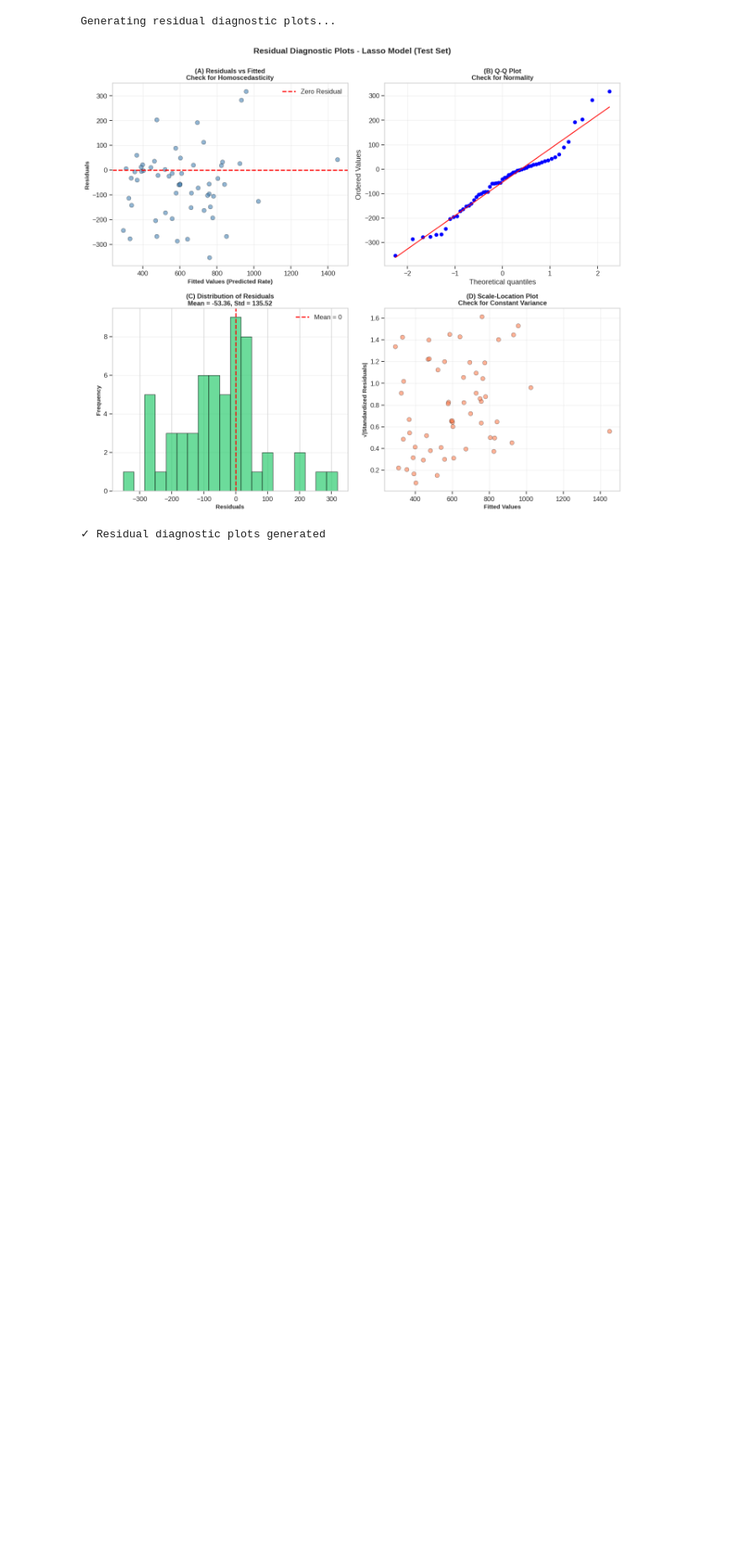
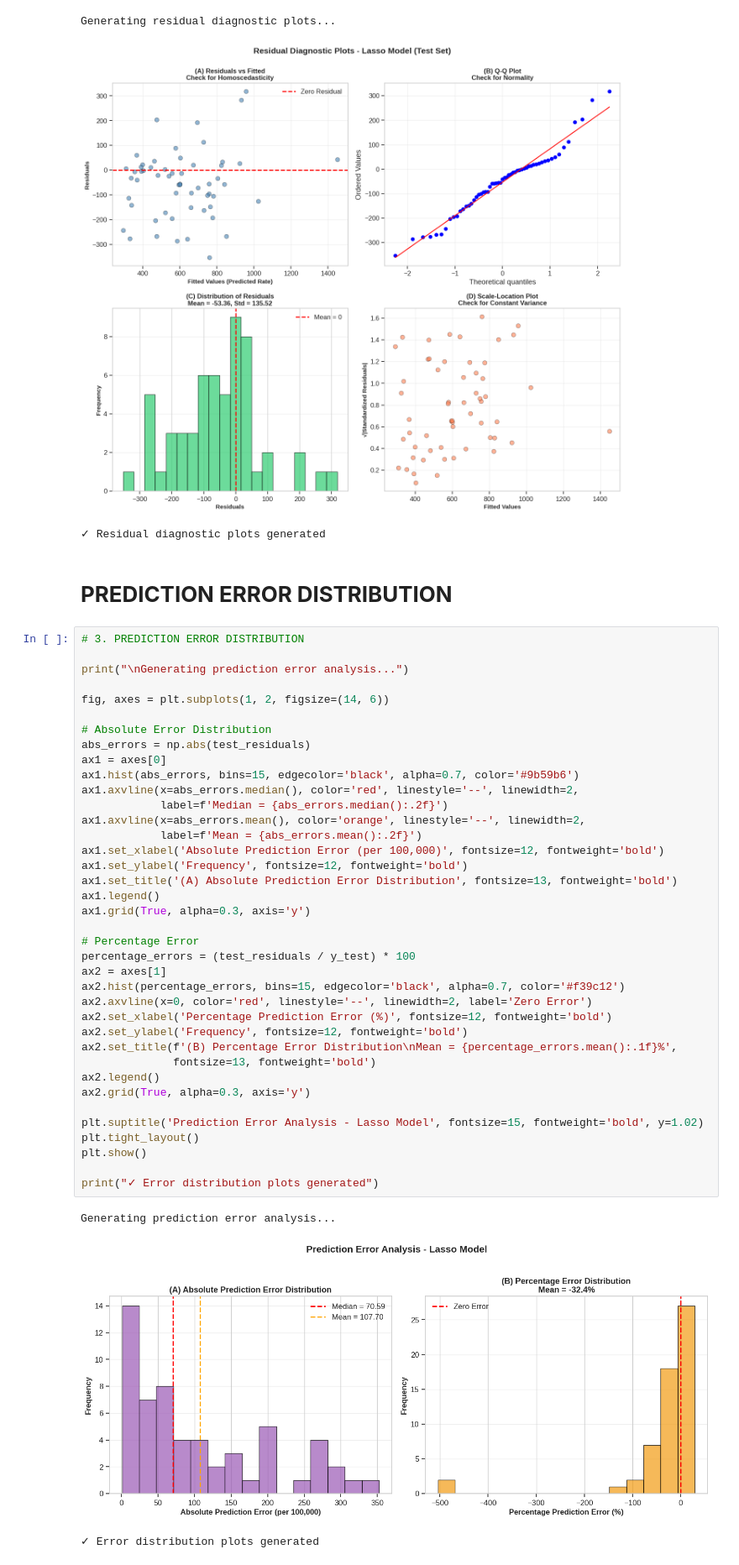
Before and after one commit to IfeakanduBenedict/pediatric-pneumonia-ml-england, a Jupyter notebook: Pediatric_Pneumonia_Analysis.ipynb, the cells around one changed output. Shown at 84% size. Saved outputs shown, nothing was run; the diff lists cells and outputs as text; blank space fills up the shorter version.

```diff
--- a/Pediatric_Pneumonia_Analysis.ipynb
+++ b/Pediatric_Pneumonia_Analysis.ipynb
@@ -1719,3 +1719,47 @@ print("✓ Residual diagnostic plots generated")
 Generating residual diagnostic plots...
 [figure]
 ✓ Residual diagnostic plots generated
+# %% [markdown]
+# **PREDICTION ERROR DISTRIBUTION**
+# %%
+# 3. PREDICTION ERROR DISTRIBUTION
+
+print("\nGenerating prediction error analysis...")
+
+fig, axes = plt.subplots(1, 2, figsize=(14, 6))
+
+# Absolute Error Distribution
+abs_errors = np.abs(test_residuals)
+ax1 = axes[0]
+ax1.hist(abs_errors, bins=15, edgecolor='black', alpha=0.7, color='#9b59b6')
+ax1.axvline(x=abs_errors.median(), color='red', linestyle='--', linewidth=2,
+            label=f'Median = {abs_errors.median():.2f}')
+ax1.axvline(x=abs_errors.mean(), color='orange', linestyle='--', linewidth=2,
+            label=f'Mean = {abs_errors.mean():.2f}')
+ax1.set_xlabel('Absolute Prediction Error (per 100,000)', fontsize=12, fontweight='bold')
+ax1.set_ylabel('Frequency', fontsize=12, fontweight='bold')
+ax1.set_title('(A) Absolute Prediction Error Distribution', fontsize=13, fontweight='bold')
+ax1.legend()
+ax1.grid(True, alpha=0.3, axis='y')
+
+# Percentage Error
+percentage_errors = (test_residuals / y_test) * 100
+ax2 = axes[1]
+ax2.hist(percentage_errors, bins=15, edgecolor='black', alpha=0.7, color='#f39c12')
+ax2.axvline(x=0, color='red', linestyle='--', linewidth=2, label='Zero Error')
+ax2.set_xlabel('Percentage Prediction Error (%)', fontsize=12, fontweight='bold')
+ax2.set_ylabel('Frequency', fontsize=12, fontweight='bold')
+ax2.set_title(f'(B) Percentage Error Distribution\nMean = {percentage_errors.mean():.1f}%',
+              fontsize=13, fontweight='bold')
+ax2.legend()
+ax2.grid(True, alpha=0.3, axis='y')
+
+plt.suptitle('Prediction Error Analysis - Lasso Model', fontsize=15, fontweight='bold', y=1.02)
+plt.tight_layout()
+plt.show()
+
+print("✓ Error distribution plots generated")
+# %% [output]
+Generating prediction error analysis...
+[figure, added]
+✓ Error distribution plots generated
```
